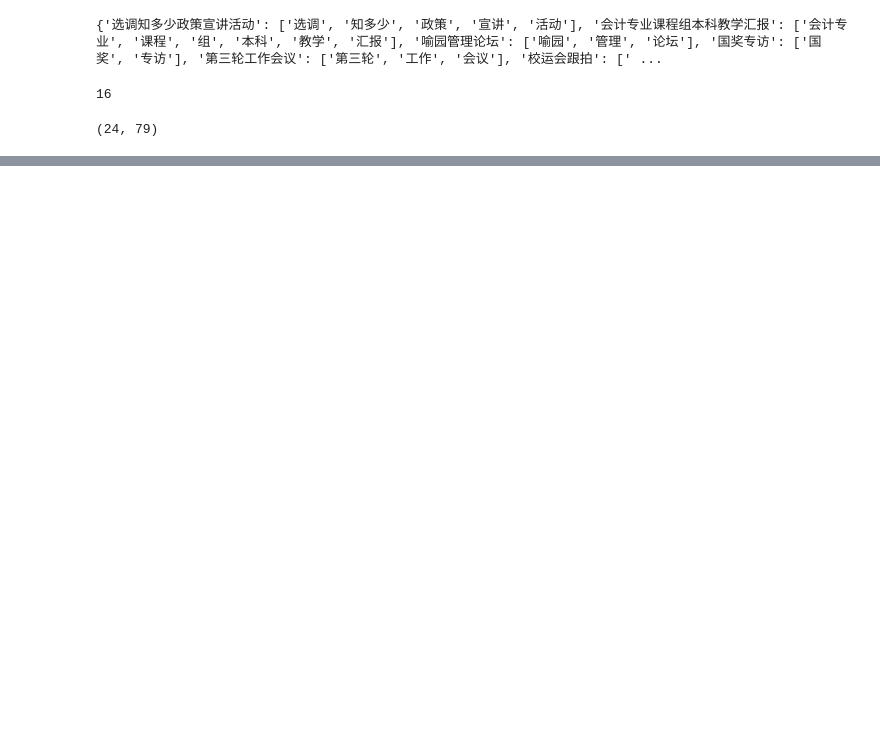
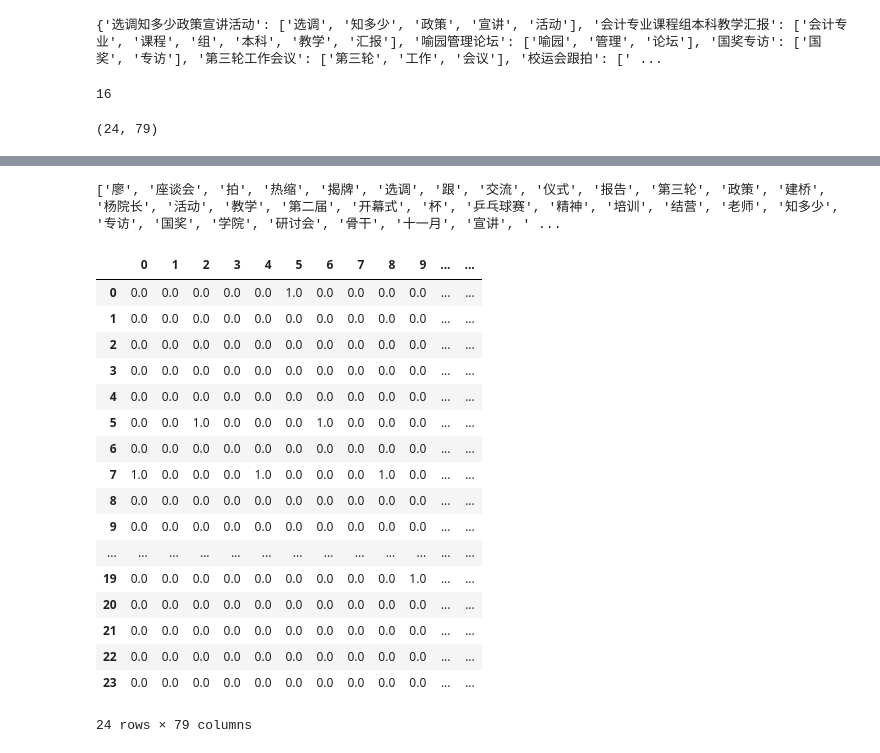
Before and after one commit to Simonnop/RecommendModel, a Jupyter notebook: bin/test_lab_nlp.ipynb, the cells around one changed output, grey strips where cells are left out. Saved outputs shown, nothing was run; the diff lists cells and outputs as text; code cells hidden in the pictures; blank space fills up the shorter version.

```diff
--- a/bin/test_lab_nlp.ipynb
+++ b/bin/test_lab_nlp.ipynb
@@ -111,0 +107,11 @@ item_NN = tf.keras.models.Sequential([
+# %%
+# 将数据填入矩阵
+total_words_list = list(set(total_words))
+title_list = list(title_with_words.keys())
+for i in range(len(title_list)):
+    print(title_with_words[title_list[i]])
+    for word in title_with_words[title_list[i]]:
+        for j in range(len(total_words_list)):
+            if word == total_words_list[j]:
+                print(word)
+                dist[i][j] += 1
@@ -111,0 +136,25 @@ item_NN = tf.keras.models.Sequential([
+# %%
+# 转化为 pd.DataFrame
+data_words = pd.DataFrame(dist)
+print(total_words_list)
+data_words
+# %% [output]
+['廖', '座谈会', '拍', '热缩', '揭牌', '选调', '跟', '交流', '仪式', '报告', '第三轮', '政策', '建桥', '杨院长', '活动', '教学', '第二届', '开幕式', '杯', '乒乓球赛', '精神', '培训', '结营', '老师', '知多少', '专访', '国奖', '学院', '研讨会', '骨干', '十一月', '宣讲', ' ...
+|  | 0 | 1 | 2 | 3 | 4 | 5 | 6 | 7 | 8 | 9 | ... | ... |
+| 0 | 0.0 | 0.0 | 0.0 | 0.0 | 0.0 | 1.0 | 0.0 | 0.0 | 0.0 | 0.0 | ... | ... |
+| 1 | 0.0 | 0.0 | 0.0 | 0.0 | 0.0 | 0.0 | 0.0 | 0.0 | 0.0 | 0.0 | ... | ... |
+| 2 | 0.0 | 0.0 | 0.0 | 0.0 | 0.0 | 0.0 | 0.0 | 0.0 | 0.0 | 0.0 | ... | ... |
+| 3 | 0.0 | 0.0 | 0.0 | 0.0 | 0.0 | 0.0 | 0.0 | 0.0 | 0.0 | 0.0 | ... | ... |
+| 4 | 0.0 | 0.0 | 0.0 | 0.0 | 0.0 | 0.0 | 0.0 | 0.0 | 0.0 | 0.0 | ... | ... |
+| 5 | 0.0 | 0.0 | 1.0 | 0.0 | 0.0 | 0.0 | 1.0 | 0.0 | 0.0 | 0.0 | ... | ... |
+| 6 | 0.0 | 0.0 | 0.0 | 0.0 | 0.0 | 0.0 | 0.0 | 0.0 | 0.0 | 0.0 | ... | ... |
+| 7 | 1.0 | 0.0 | 0.0 | 0.0 | 1.0 | 0.0 | 0.0 | 0.0 | 1.0 | 0.0 | ... | ... |
+| 8 | 0.0 | 0.0 | 0.0 | 0.0 | 0.0 | 0.0 | 0.0 | 0.0 | 0.0 | 0.0 | ... | ... |
+| 9 | 0.0 | 0.0 | 0.0 | 0.0 | 0.0 | 0.0 | 0.0 | 0.0 | 0.0 | 0.0 | ... | ... |
+| ... | ... | ... | ... | ... | ... | ... | ... | ... | ... | ... | ... | ... |
+| 19 | 0.0 | 0.0 | 0.0 | 0.0 | 0.0 | 0.0 | 0.0 | 0.0 | 0.0 | 1.0 | ... | ... |
+| 20 | 0.0 | 0.0 | 0.0 | 0.0 | 0.0 | 0.0 | 0.0 | 0.0 | 0.0 | 0.0 | ... | ... |
+| 21 | 0.0 | 0.0 | 0.0 | 0.0 | 0.0 | 0.0 | 0.0 | 0.0 | 0.0 | 0.0 | ... | ... |
+| 22 | 0.0 | 0.0 | 0.0 | 0.0 | 0.0 | 0.0 | 0.0 | 0.0 | 0.0 | 0.0 | ... | ... |
+| 23 | 0.0 | 0.0 | 0.0 | 0.0 | 0.0 | 0.0 | 0.0 | 0.0 | 0.0 | 0.0 | ... | ... |
+24 rows × 79 columns
```
Also changed, not shown: parts of 9 cells of this notebook, 1 other file.
